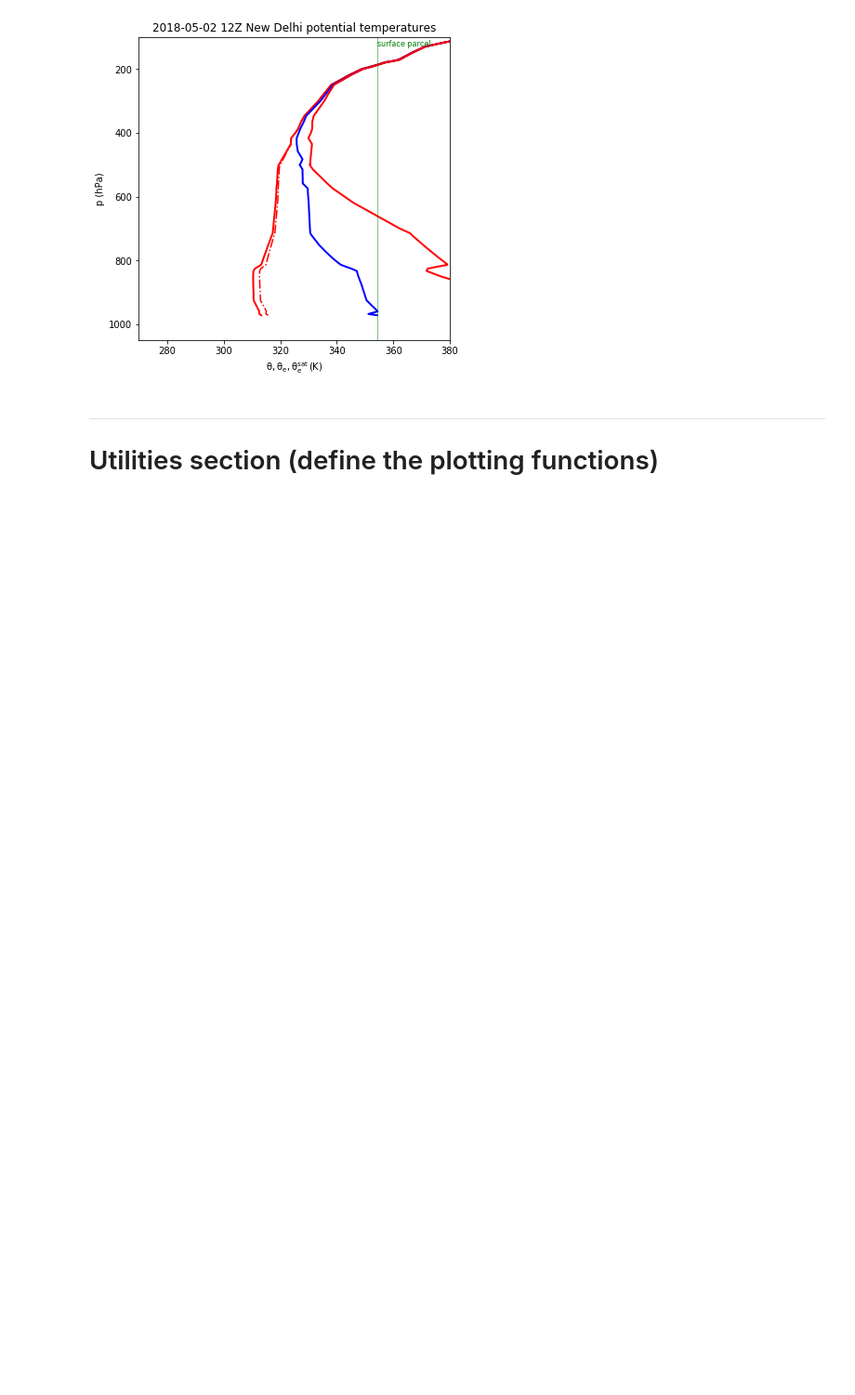
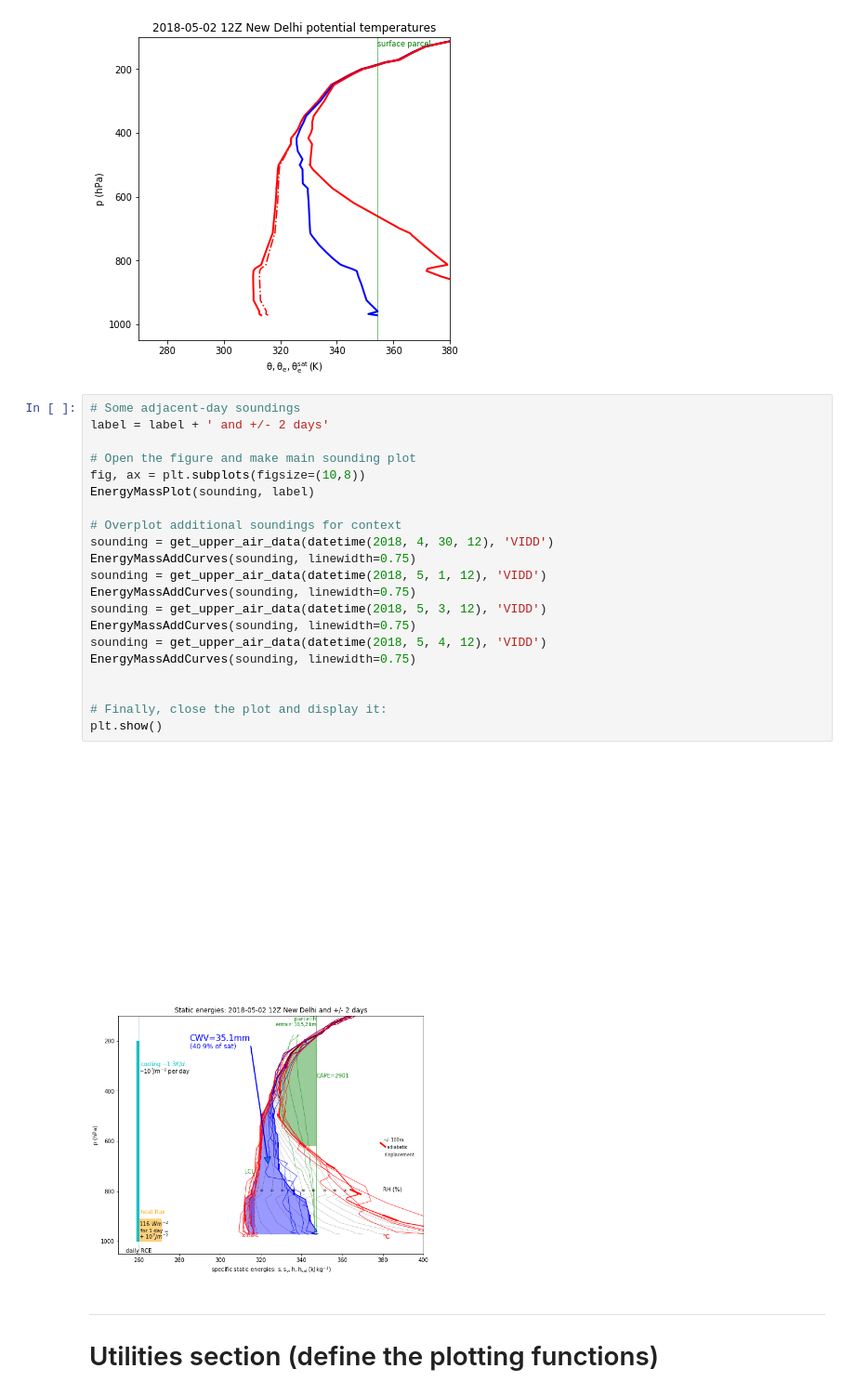
Before and after one commit to ATMOcanes/ATM407, a Jupyter notebook: Energy_Mass_Plot_NewDelhi_May2018.ipynb, the cells around one changed output. Shown: that part at 93% size. Saved outputs shown, nothing was run; the diff lists cells and outputs as text; blank space fills up the shorter version.

```diff
--- a/Energy_Mass_Plot_NewDelhi_May2018.ipynb
+++ b/Energy_Mass_Plot_NewDelhi_May2018.ipynb
@@ -78,6 +78,29 @@ fig, ax = plt.subplots(figsize=(6,6))
 potential_temps_plot(sounding, label)
 # %% [output]
 [figure]
+# %%
+# Some adjacent-day soundings
+label = label + ' and +/- 2 days'
+
+# Open the figure and make main sounding plot
+fig, ax = plt.subplots(figsize=(10,8))
+EnergyMassPlot(sounding, label)
+
+# Overplot additional soundings for context
+sounding = get_upper_air_data(datetime(2018, 4, 30, 12), 'VIDD')
+EnergyMassAddCurves(sounding, linewidth=0.75)
+sounding = get_upper_air_data(datetime(2018, 5, 1, 12), 'VIDD')
+EnergyMassAddCurves(sounding, linewidth=0.75)
+sounding = get_upper_air_data(datetime(2018, 5, 3, 12), 'VIDD')
+EnergyMassAddCurves(sounding, linewidth=0.75)
+sounding = get_upper_air_data(datetime(2018, 5, 4, 12), 'VIDD')
+EnergyMassAddCurves(sounding, linewidth=0.75)
+
+
+# Finally, close the plot and display it:
+plt.show()
+# %% [output]
+[figure, added]
 # %% [markdown]
 -------------
 # Utilities section (define the plotting functions)
```
